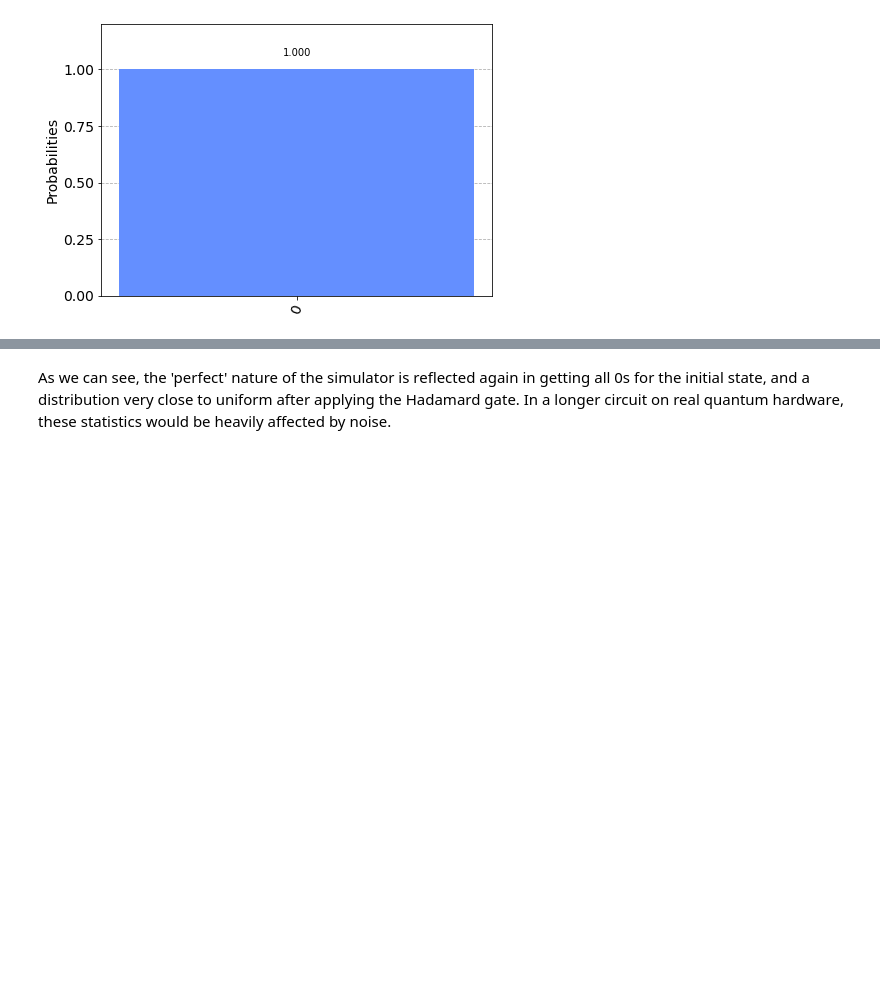
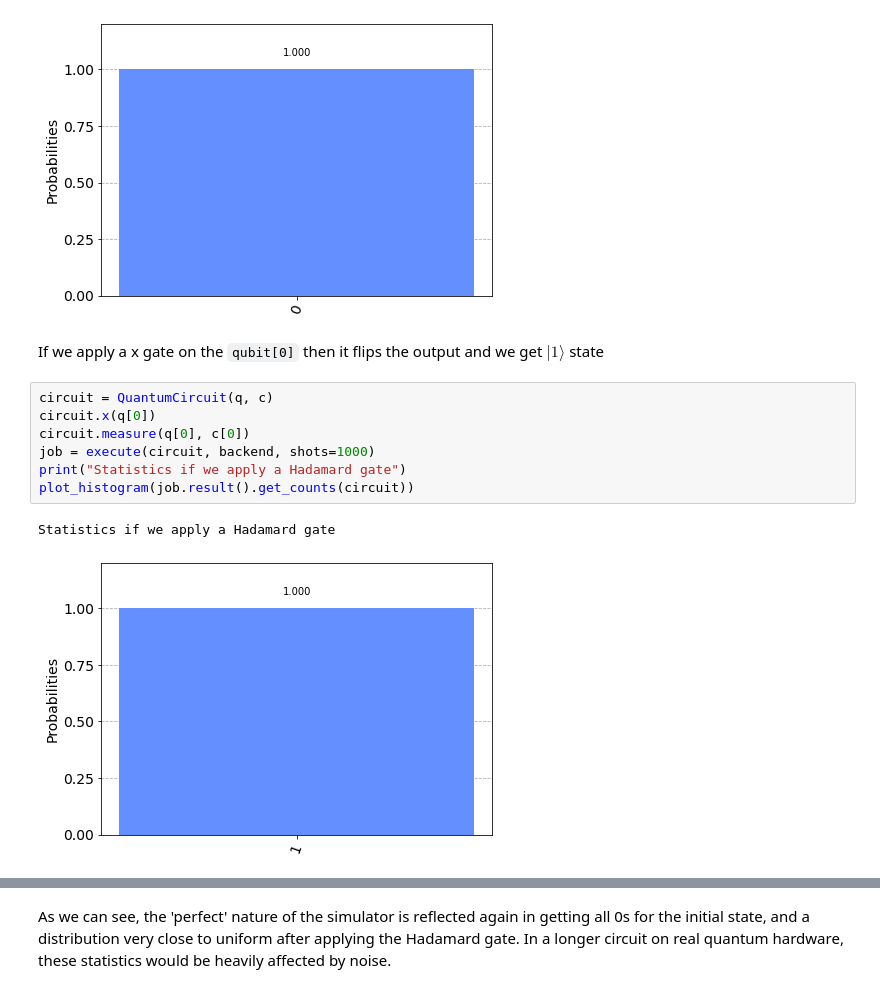
Before and after one commit to quantumyatra/QuantumMachineLearning, a Jupyter notebook: notebooks/00_Introduction_to_Qiskit.ipynb, the cells around one changed output, grey strips where cells are left out. Saved outputs shown, nothing was run; the diff lists cells and outputs as text; blank space fills up the shorter version.

```diff
--- a/notebooks/00_Introduction_to_Qiskit.ipynb
+++ b/notebooks/00_Introduction_to_Qiskit.ipynb
@@ -120,6 +121,18 @@ plot_histogram(job.result().get_counts(circuit))
 # %% [output]
 Initial state statistics
 [figure]
+# %% [markdown]
+If we apply a x gate on the `qubit[0]` then it flips the output and we get $\vert 1 \rangle$ state
+# %%
+circuit = QuantumCircuit(q, c)
+circuit.x(q[0])
+circuit.measure(q[0], c[0])
+job = execute(circuit, backend, shots=1000)
+print("Statistics if we apply a Hadamard gate")
+plot_histogram(job.result().get_counts(circuit))
+# %% [output]
+Statistics if we apply a Hadamard gate
+[figure, added]
 # %%
 circuit = QuantumCircuit(q, c)
 circuit.h(q[0])
```
Also changed, not shown: parts of 3 cells of this notebook, 2 other files.
